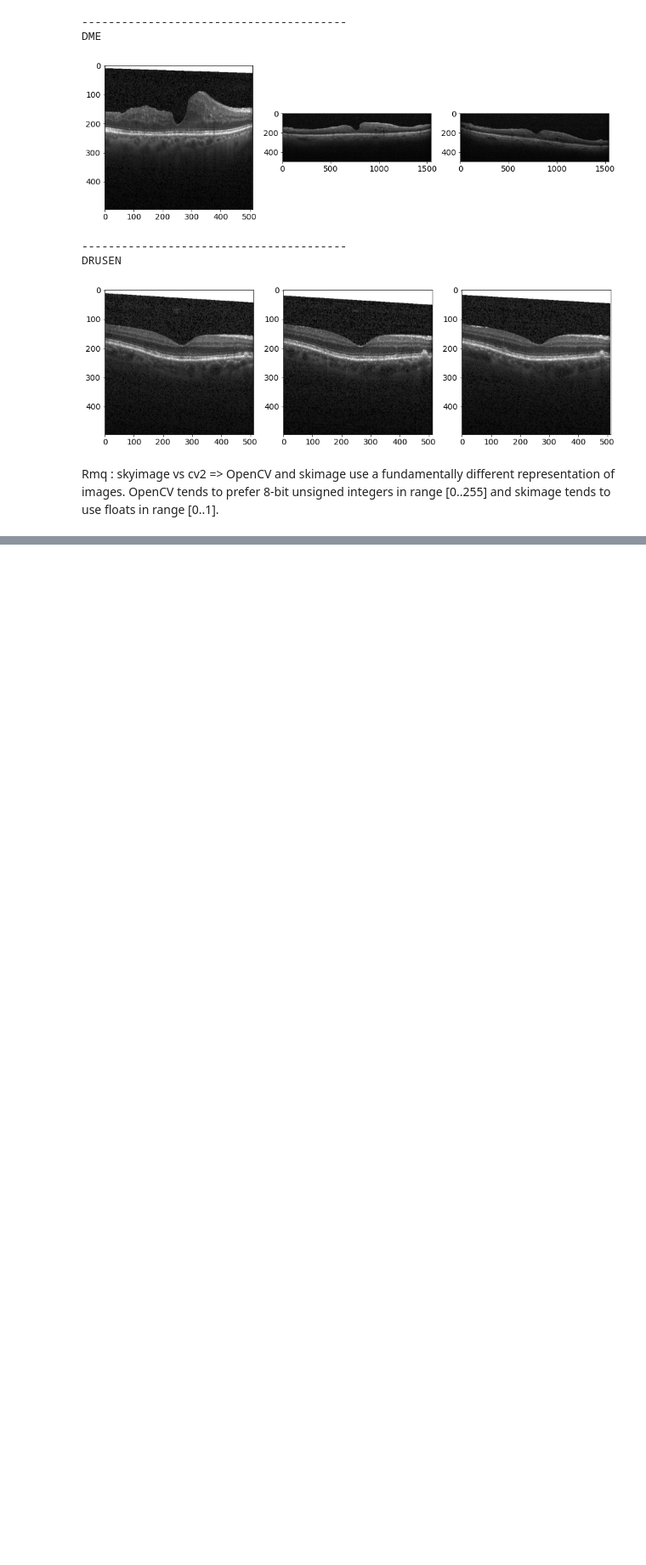
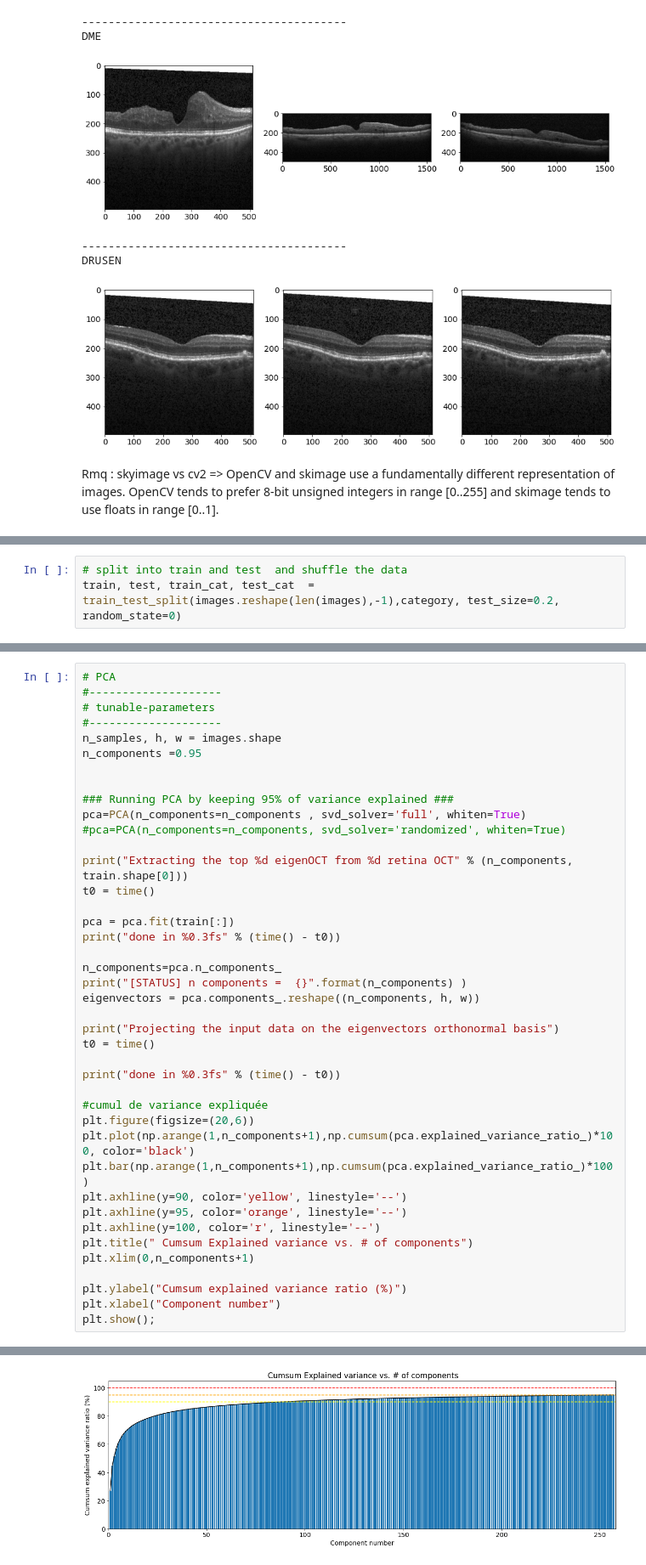
Before and after one commit to Lucile-S/Unsupervised_image_classification, a Jupyter notebook: Unsupervised_classification_of_retina_OCT_images.ipynb, the cells around one changed output, grey strips where cells are left out. Shown at 85% size. Cells and saved outputs as stored; diff of their text form; blank space fills up the shorter version.

```diff
--- a/Unsupervised_classification_of_retina_OCT_images.ipynb
+++ b/Unsupervised_classification_of_retina_OCT_images.ipynb
@@ -238,0 +362,3 @@ plt.imshow(resized_data[0])
+# %%
+# split into train and test  and shuffle the data
+train, test, train_cat, test_cat  = train_test_split(images.reshape(len(images),-1),category, test_size=0.2, random_state=0)
@@ -238,0 +371,42 @@ plt.imshow(resized_data[0])
+# %%
+# PCA
+#--------------------
+# tunable-parameters
+#--------------------
+n_samples, h, w = images.shape
+n_components =0.95
+
+
+### Running PCA by keeping 95% of variance explained ###
+pca=PCA(n_components=n_components , svd_solver='full', whiten=True)
+#pca=PCA(n_components=n_components, svd_solver='randomized', whiten=True)
+
+print("Extracting the top %d eigenOCT from %d retina OCT" % (n_components, train.shape[0]))
+t0 = time()
+
+pca = pca.fit(train[:])
+print("done in %0.3fs" % (time() - t0))
+
+n_components=pca.n_components_
+print("[STATUS] n components =  {}".format(n_components) )
+eigenvectors = pca.components_.reshape((n_components, h, w))
+
+print("Projecting the input data on the eigenvectors orthonormal basis")
+t0 = time()
+
+print("done in %0.3fs" % (time() - t0))
+
+#cumul de variance expliquée
+plt.figure(figsize=(20,6))
+plt.plot(np.arange(1,n_components+1),np.cumsum(pca.explained_variance_ratio_)*100, color='black')
+plt.bar(np.arange(1,n_components+1),np.cumsum(pca.explained_variance_ratio_)*100)
+plt.axhline(y=90, color='yellow', linestyle='--')
+plt.axhline(y=95, color='orange', linestyle='--')
+plt.axhline(y=100, color='r', linestyle='--')
+plt.title(" Cumsum Explained variance vs. # of components")
+plt.xlim(0,n_components+1)
+
+plt.ylabel("Cumsum explained variance ratio (%)")
+plt.xlabel("Component number")
+plt.show();
+# %% [output]
@@ -238,0 +418 @@ plt.imshow(resized_data[0])
+[figure, added]
```
Also changed, not shown: parts of 44 cells of this notebook.
